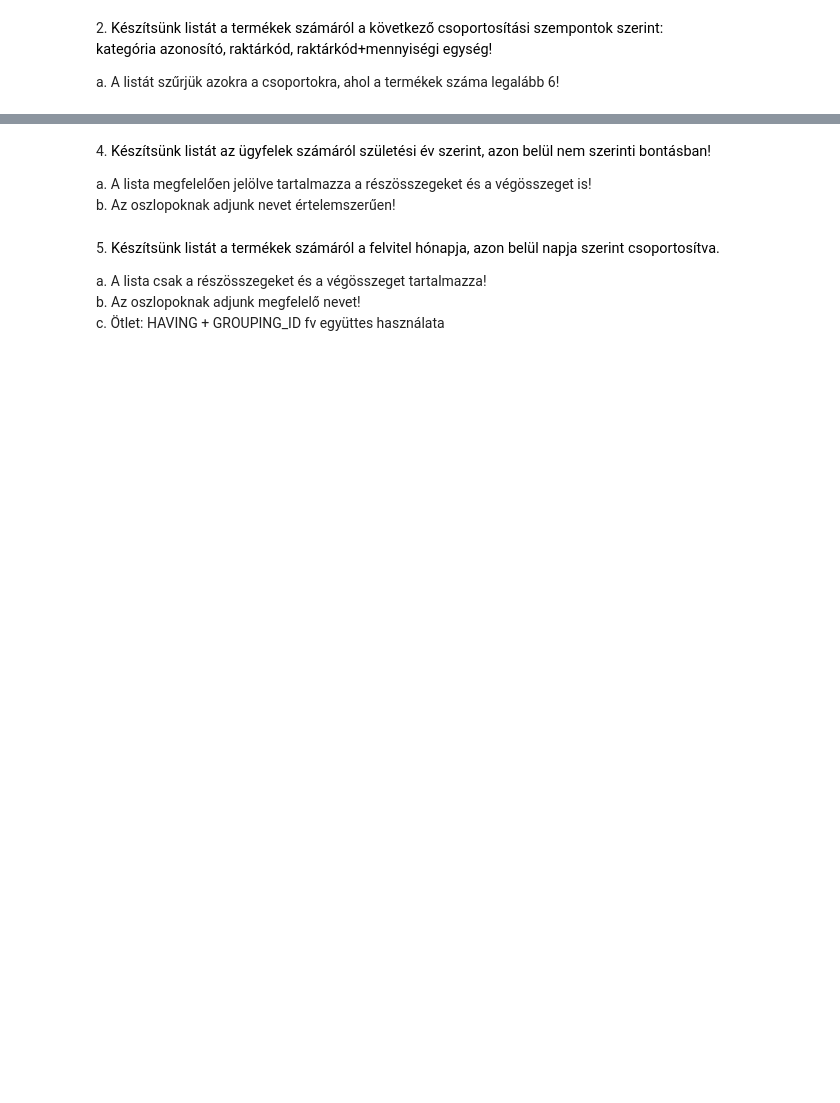
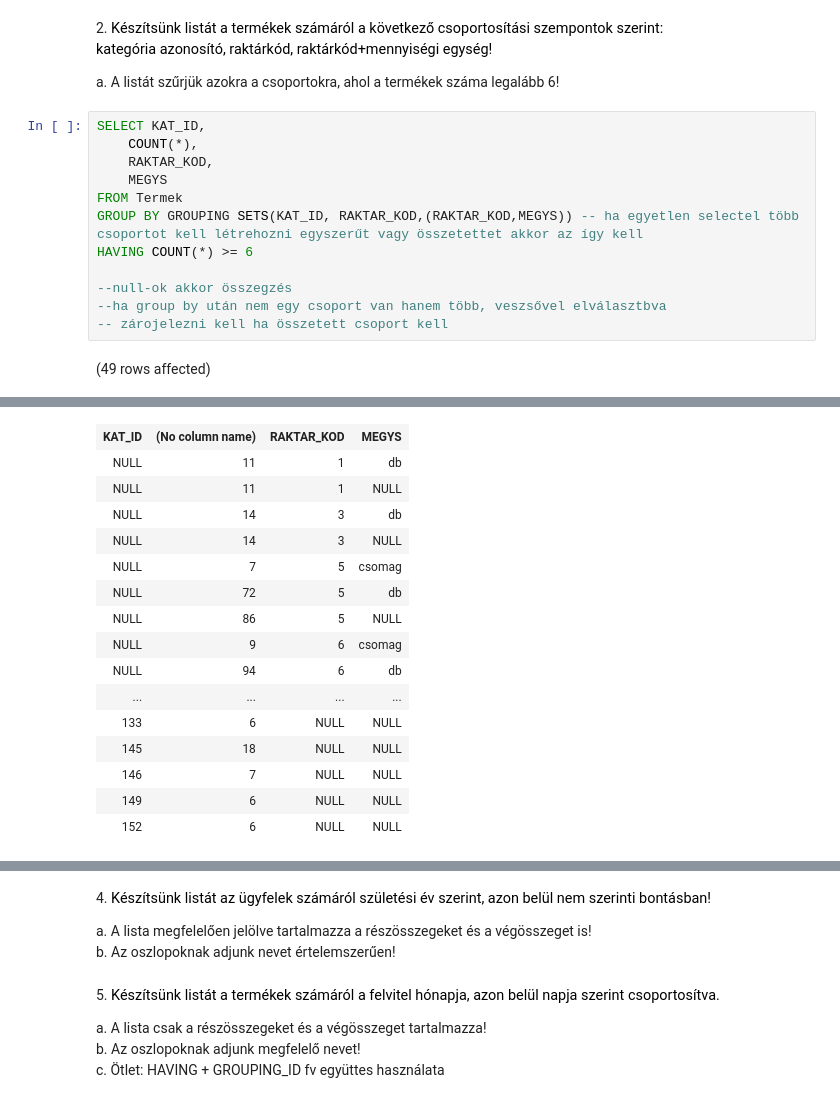
Before and after one commit to Dobo-Lilla/adatbazisok, a Jupyter notebook: gyakorlat04_feladatok.ipynb, the cells around one changed output, grey strips where cells are left out. Drawn from its saved outputs; the diff is of its cells as text; blank space fills up the shorter version.

````diff
--- a/gyakorlat04_feladatok.ipynb
+++ b/gyakorlat04_feladatok.ipynb
@@ -7,3 +30,17 @@ b. Használjuk a ROLLUP záradékot!
 2. <span style="background-color: rgb(255, 255, 255); color: rgb(0, 0, 0); font-family: &quot;Open Sans&quot;, sans-serif; font-size: 14.44px;">Készítsünk listát a termékek számáról a következő csoportosítási szempontok szerint:<br>kategória azonosító, raktárkód, raktárkód+mennyiségi egység!</span>
 
 a. A listát szűrjük azokra a csoportokra, ahol a termékek száma legalább 6!
+# %%
+SELECT KAT_ID,
+    COUNT(*),
+    RAKTAR_KOD,
+    MEGYS
+FROM Termek
+GROUP BY GROUPING SETS(KAT_ID, RAKTAR_KOD,(RAKTAR_KOD,MEGYS)) -- ha egyetlen selectel több csoportot kell létrehozni egyszerűt vagy összetettet akkor az így kell
+HAVING COUNT(*) >= 6
+
+--null-ok akkor összegzés
+--ha group by után nem egy csoport van hanem több, veszsővel elválasztbva
+-- zárojelezni kell ha összetett csoport kell
+# %% [output]
+(49 rows affected)
@@ -10,3 +48,19 @@ a. A listát szűrjük azokra a csoportokra, ahol a termékek száma legalább 6
+| KAT_ID | (No column name) | RAKTAR_KOD | MEGYS |
+| NULL | 11 | 1 | db |
+| NULL | 11 | 1 | NULL |
+| NULL | 14 | 3 | db |
+| NULL | 14 | 3 | NULL |
+| NULL | 7 | 5 | csomag |
+| NULL | 72 | 5 | db |
+| NULL | 86 | 5 | NULL |
+| NULL | 9 | 6 | csomag |
+| NULL | 94 | 6 | db |
+| ... | ... | ... | ... |
+| 133 | 6 | NULL | NULL |
+| 145 | 18 | NULL | NULL |
+| 146 | 7 | NULL | NULL |
+| 149 | 6 | NULL | NULL |
+| 152 | 6 | NULL | NULL |
 # %% [markdown]
 ```
 3. Készítsünk listát az egyes termékkategóriákban lévő termékek számáról!
````
Also changed, not shown: parts of 4 cells of this notebook.
